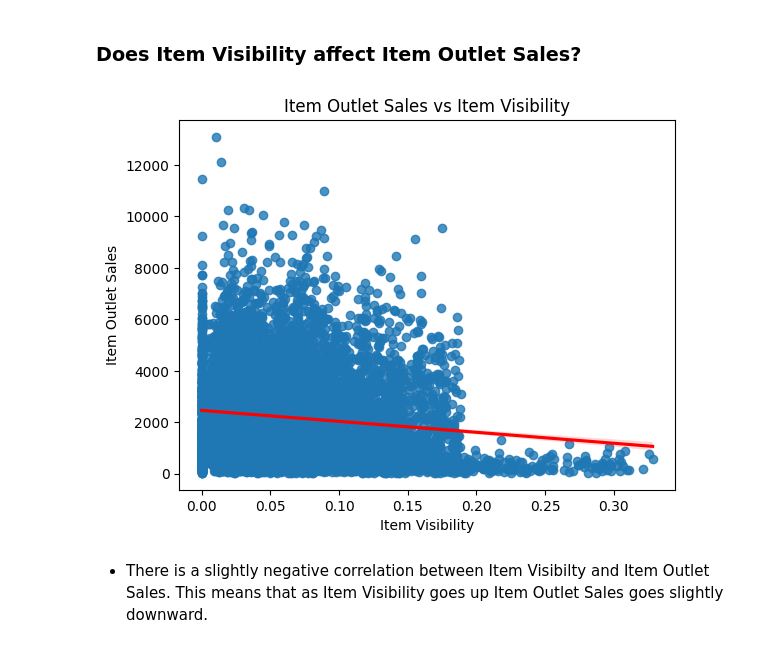
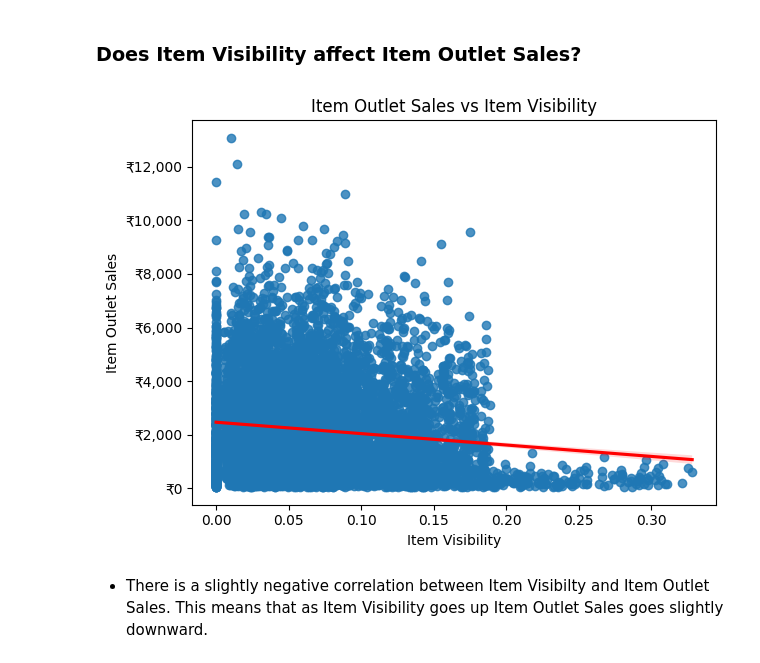
Before and after one commit to evany24/Predictions-of-Product-Sales, a Jupyter notebook: Prediction_of_Product_Sales.ipynb, the cells around one changed output. Drawn from its saved outputs; the diff is of its cells as text; code cells hidden in the pictures.

```diff
--- a/Prediction_of_Product_Sales.ipynb
+++ b/Prediction_of_Product_Sales.ipynb
@@ -552,14 +554,16 @@ plt.show()
 # %%
 ## Define a MatplotLib ax object using sns.regplot()
 ax = sns.regplot(x ='Item_Visibility', y = 'Item_Outlet_Sales', data = df, line_kws = {'color':'red'})
 ## Set the Title
 ax.set_title('Item Outlet Sales vs Item Visibility')
 # Set Axes Labels
 ax.set_xlabel('Item Visibility')
 ax.set_ylabel('Item Outlet Sales')
+ax.yaxis.set_major_formatter(price_fmt)
+plt.tight_layout()
 plt.show()
 # %% [output]
-[figure, old version]
+[figure, new version]
 # %% [markdown]
 * There is a slightly negative correlation between Item Visibilty and Item Outlet Sales. This means that as Item Visibility goes up Item Outlet Sales goes slightly downward.
 # %% [markdown]
```
Also changed, not shown: parts of 1 cell of this notebook.
